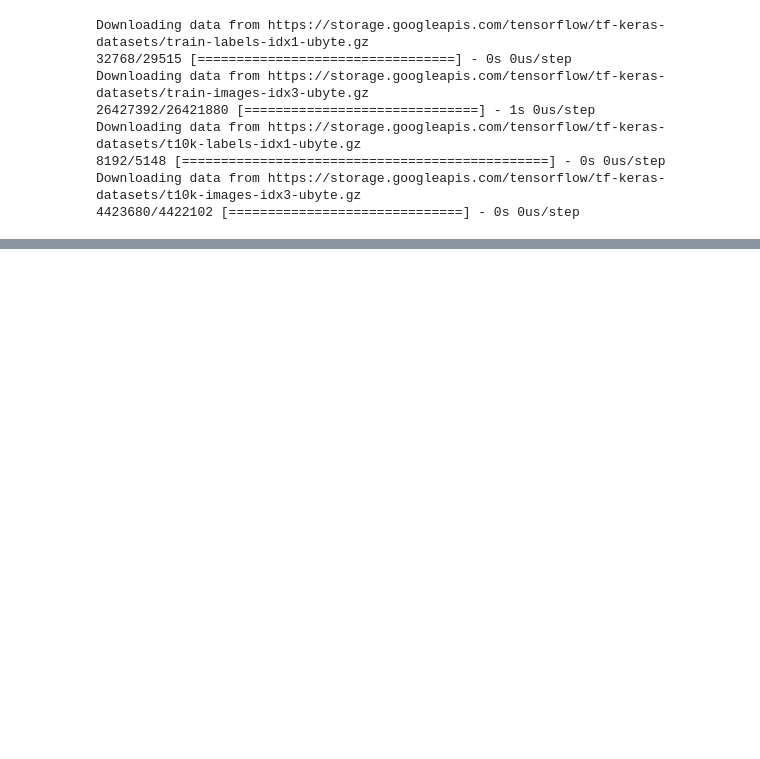
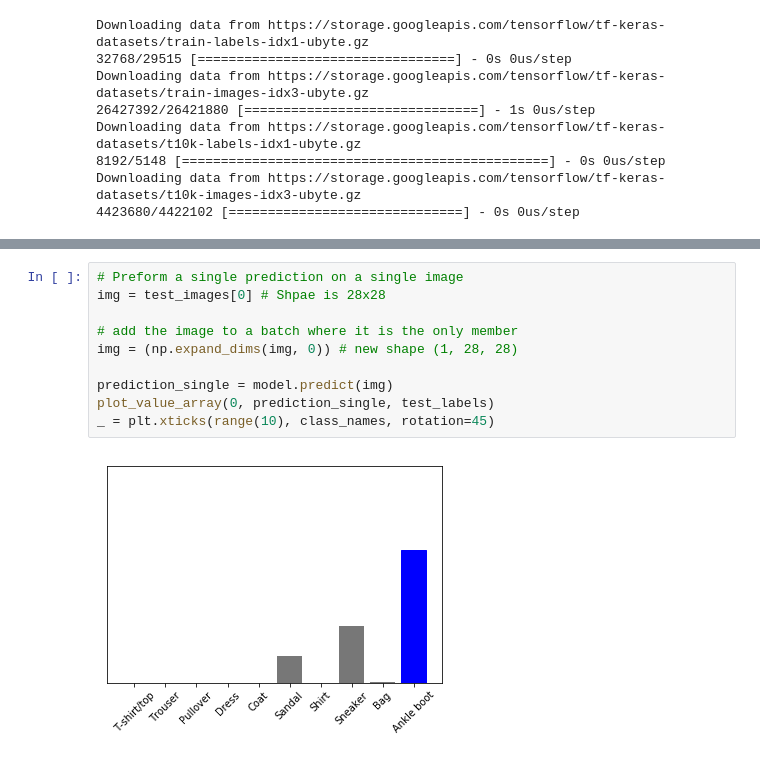
Before and after one commit to MatthewR2D2/Tensorflow2Examples, a Jupyter notebook: Tensorflow2ImageClassification.ipynb, the cells around one changed output, grey strips where cells are left out. Drawn from its saved outputs; the diff is of its cells as text; blank space fills up the shorter version.

```diff
--- a/Tensorflow2ImageClassification.ipynb
+++ b/Tensorflow2ImageClassification.ipynb
@@ -27,0 +185,12 @@ Downloading data from https://storage.googleapis.com/tensorflow/tf-keras-dataset
+# %%
+# Preform a single prediction on a single image
+img = test_images[0] # Shpae is 28x28
+
+# add the image to a batch where it is the only member
+img = (np.expand_dims(img, 0)) # new shape (1, 28, 28)
+
+prediction_single = model.predict(img)
+plot_value_array(0, prediction_single, test_labels)
+_ = plt.xticks(range(10), class_names, rotation=45)
+# %% [output]
+[figure, added]
```
Also changed, not shown: parts of 12 cells of this notebook.
